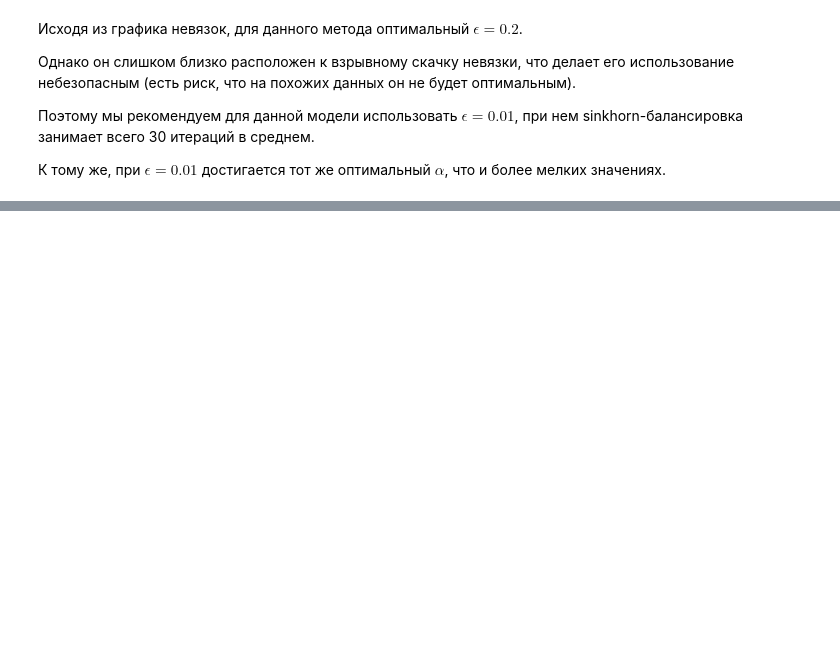
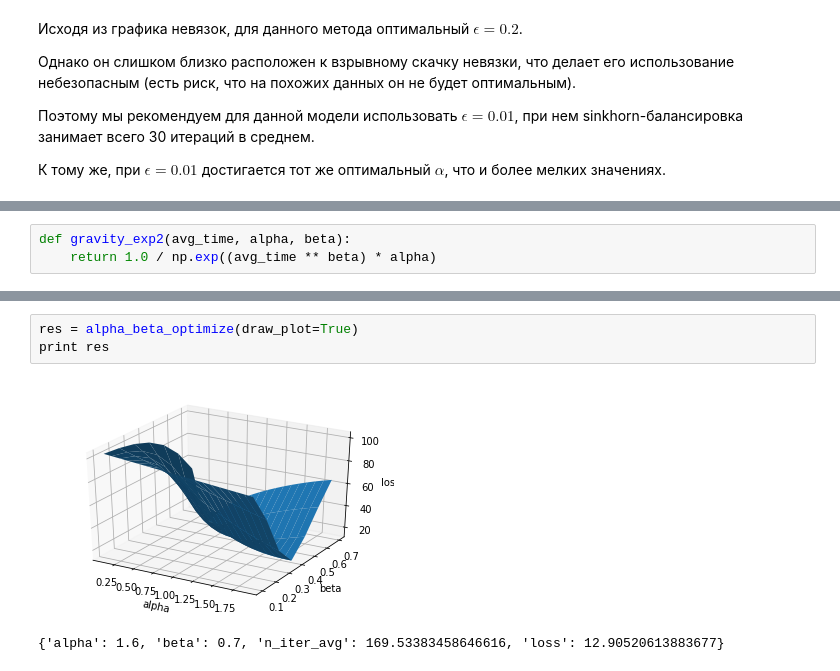
Before and after one commit to ArthurSamuelyan/CorrMatrix, a Jupyter notebook: corr_matrix.ipynb, the cells around one changed output, grey strips where cells are left out. Drawn from its saved outputs; the diff is of its cells as text; blank space fills up the shorter version.

```diff
--- a/corr_matrix.ipynb
+++ b/corr_matrix.ipynb
@@ -350,0 +363,3 @@ plt.show()
+# %%
+def gravity_exp2(avg_time, alpha, beta):
+    return 1.0 / np.exp((avg_time ** beta) * alpha)
@@ -350,0 +418,6 @@ plt.show()
+# %%
+res = alpha_beta_optimize(draw_plot=True)
+print res
+# %% [output]
+[figure, added]
+{'alpha': 1.6, 'beta': 0.7, 'n_iter_avg': 169.53383458646616, 'loss': 12.90520613883677}
```
Also changed, not shown: parts of 17 cells of this notebook.
